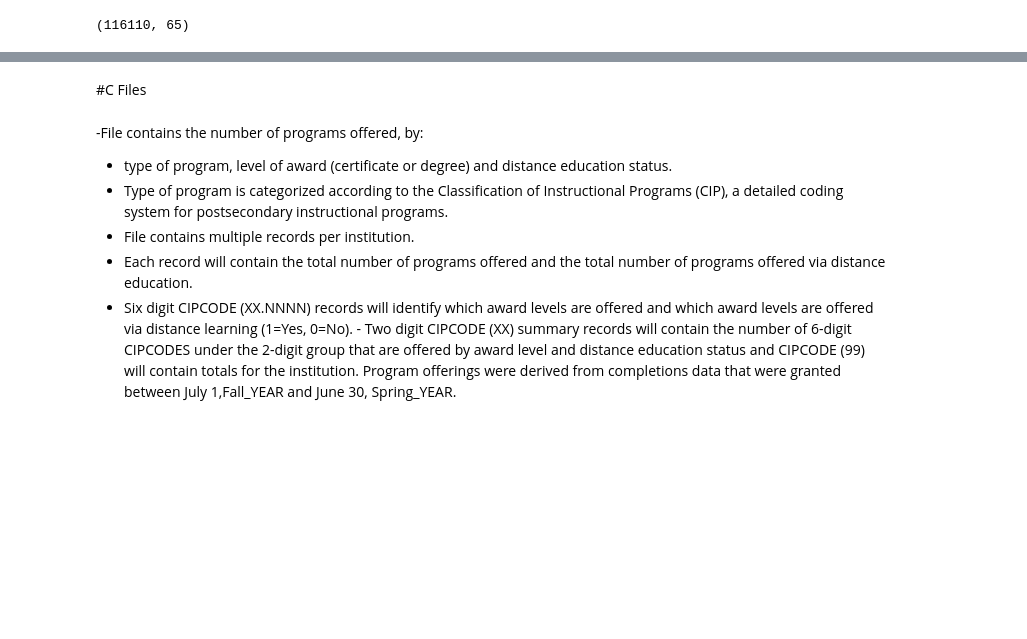
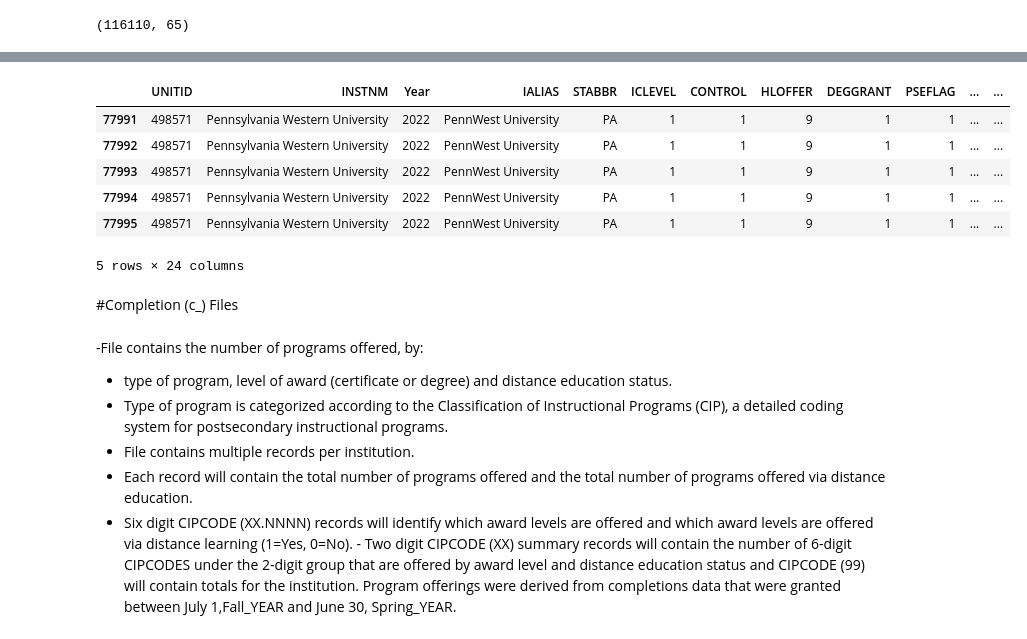
Before and after one commit to katyk20/DistanceLearning_Capstone, a Jupyter notebook: Code Notebooks/NCES_IPEDS_Dataset.ipynb, the cells around one changed output, grey strips where cells are left out. Cells and saved outputs as stored; diff of their text form; code cells hidden in the pictures; blank space fills up the shorter version.

```diff
--- a/Code Notebooks/NCES_IPEDS_Dataset.ipynb
+++ b/Code Notebooks/NCES_IPEDS_Dataset.ipynb
@@ -423,0 +482,18 @@ Data Quality Checks
+# %%
+#remove imputation columns
+cols_to_keep= ['UNITID', 'EFBAGE', 'LINE', 'LSTUDY', 'EFAGE01',
+       'EFAGE02', 'EFAGE03',  'EFAGE04',  'EFAGE05',  'EFAGE06', 'EFAGE07',
+       'EFAGE08', 'EFAGE09 ']
+
+age2018=df_cols_keep(age2018, cols_to_keep)
+age2019=df_cols_keep(age2019, cols_to_keep)
+age2020=df_cols_keep(age2020, cols_to_keep)
+age2021=df_cols_keep(age2021, cols_to_keep)
+age2022=df_cols_keep(age2022, cols_to_keep)
+# %%
+#merge hd institutional information
+age2018=hd_merge(hd2018, age2018)
+age2019=hd_merge(hd2019, age2019)
+age2020=hd_merge(hd2020, age2020)
+age2021=hd_merge(hd2021, age2021)
+age2022=hd_merge(hd2022, age2022)
@@ -423,0 +502,24 @@ Data Quality Checks
+# %%
+#add year into dfs
+age2018= add_year(age2018, 2018)
+age2019= add_year(age2019, 2019)
+age2020= add_year(age2020, 2020)
+age2021= add_year(age2021, 2021)
+age2022= add_year(age2022, 2022)
+# %%
+
+combined_age_gen_lev= pd.concat([age2018.reset_index(drop=True),
+                                age2019.reset_index(drop=True),
+                                   age2020.reset_index(drop=True),
+                                   age2021.reset_index(drop=True),
+                                   age2022.reset_index(drop=True)])
+# %%
+combined_age_gen_lev.tail()
+# %% [output]
+|  | UNITID | INSTNM | Year | IALIAS | STABBR | ICLEVEL | CONTROL | HLOFFER | DEGGRANT | PSEFLAG | ... | ... |
+| 77991 | 498571 | Pennsylvania Western University | 2022 | PennWest University | PA | 1 | 1 | 9 | 1 | 1 | ... | ... |
+| 77992 | 498571 | Pennsylvania Western University | 2022 | PennWest University | PA | 1 | 1 | 9 | 1 | 1 | ... | ... |
+| 77993 | 498571 | Pennsylvania Western University | 2022 | PennWest University | PA | 1 | 1 | 9 | 1 | 1 | ... | ... |
+| 77994 | 498571 | Pennsylvania Western University | 2022 | PennWest University | PA | 1 | 1 | 9 | 1 | 1 | ... | ... |
+| 77995 | 498571 | Pennsylvania Western University | 2022 | PennWest University | PA | 1 | 1 | 9 | 1 | 1 | ... | ... |
+5 rows × 24 columns
@@ -424,5 +528,5 @@ Data Quality Checks
 # %% [markdown]
-#C Files
+#Completion (c_) Files
 # %% [markdown]
 -File contains the number of programs offered, by:
   - type of program, level of award (certificate or degree) and distance education status.
```
Also changed, not shown: parts of 78 cells of this notebook.
